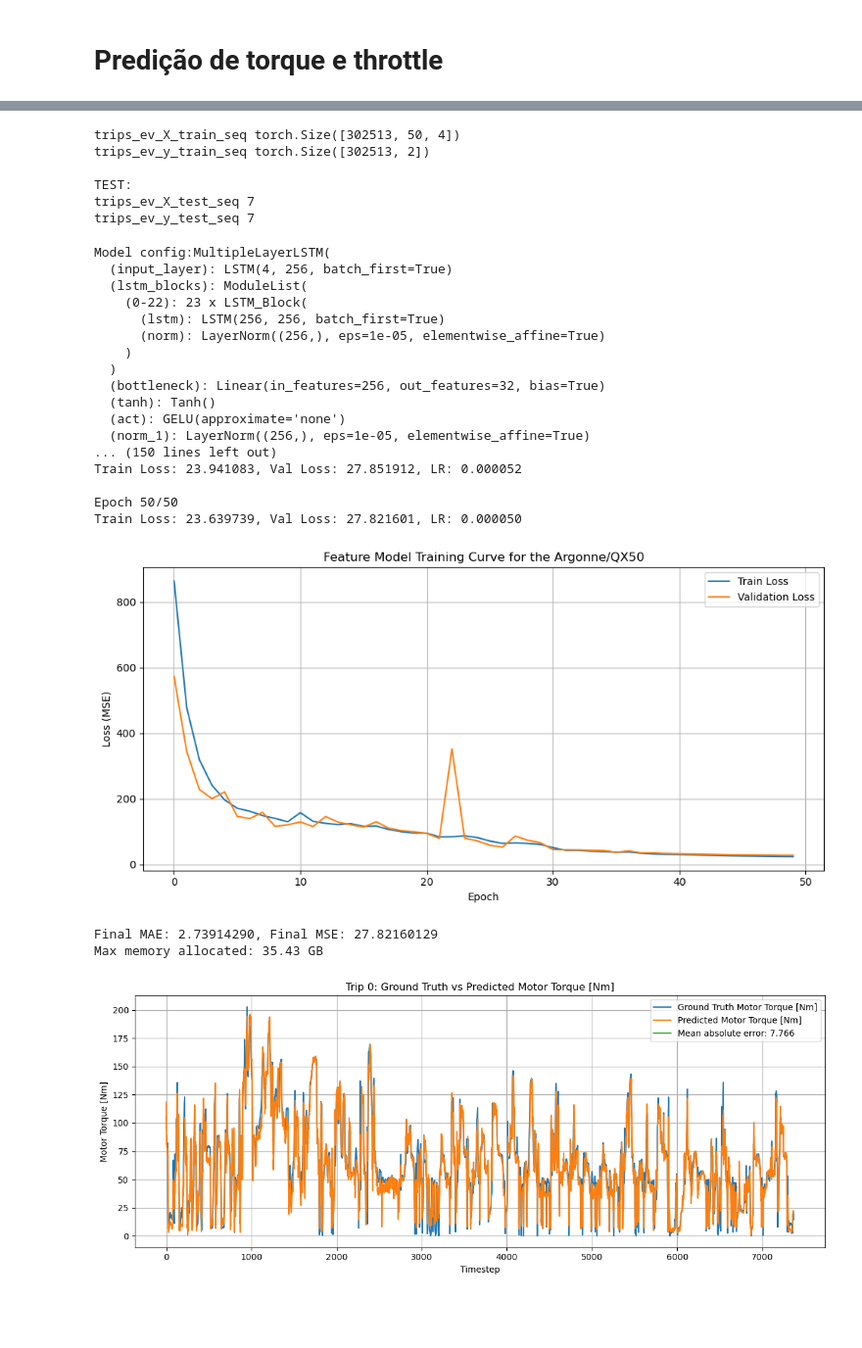
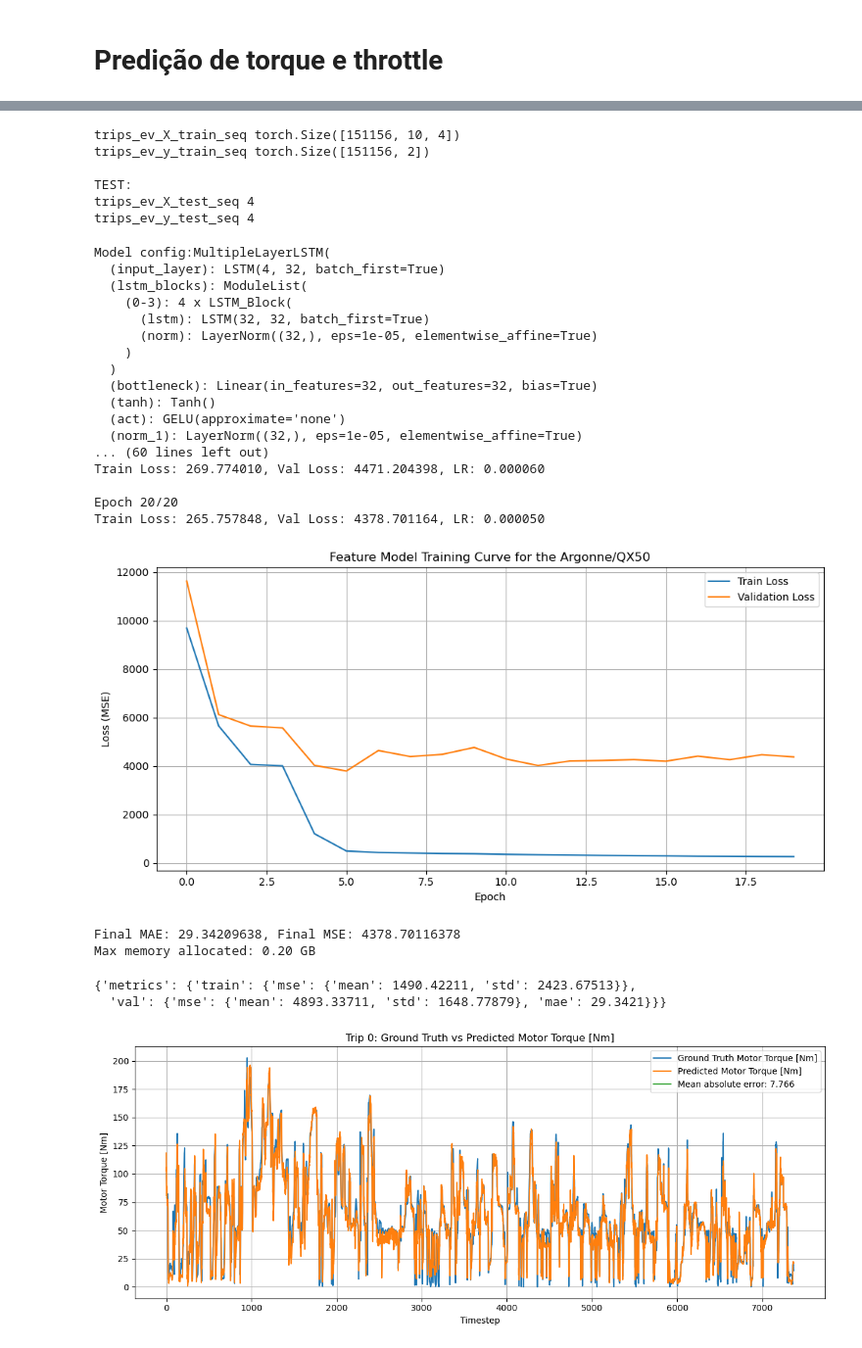
Before and after one commit to INXE-Lainf-Labs/CredibleCo2, a Jupyter notebook: src/LSTM_ICEV.ipynb, the cells around one changed output, grey strips where cells are left out. Shown at 98% size. Drawn from its saved outputs; the diff is of its cells as text; code cells hidden in the pictures; blank space fills up the shorter version.

```diff
--- a/src/LSTM_ICEV.ipynb
+++ b/src/LSTM_ICEV.ipynb
@@ -29,12 +31,12 @@ Number of GPUs: 1
 GPU name: NVIDIA A100-SXM4-40GB
 Current device index: 0
 # %%
-name = 'Dataset_Blazer.csv'
+#name = 'Dataset_Blazer.csv'
 #name = 'Dataset_Pacifica.csv'
-#name = 'Dataset_QX50_trip-clean.csv'
+name = 'Dataset_QX50_trip-clean.csv'
 
 
-trips_ice = pd.read_csv(f'../data/{name}', low_memory=False)
+trips_ice = pd.read_csv(f'data/{name}', low_memory=False)
 
 # Columns selected for CO2 prediction
 selected_columns = [
@@ -253,42 +262,52 @@ print("\nTEST:")
 print(f"trips_ev_X_test_seq {len(trips_ice_x_test)}")
 print(f"trips_ev_y_test_seq {len(trips_ice_y_test)}")
 # %% [output]
-trips_ev_X_train_seq torch.Size([302513, 50, 4])
-trips_ev_y_train_seq torch.Size([302513, 2])
+trips_ev_X_train_seq torch.Size([151156, 10, 4])
+trips_ev_y_train_seq torch.Size([151156, 2])
 
 TEST:
-trips_ev_X_test_seq 7
-trips_ev_y_test_seq 7
+trips_ev_X_test_seq 4
+trips_ev_y_test_seq 4
 # %%
-to_th_model = train_model(trips_ice_x_train_seq,
+to_th_model, train_losses, val_losses, mae_list = train_model(trips_ice_x_train_seq,
                           trips_ice_y_train_seq,
-                          num_blocks=23,
-                          hidden_dim=256,
+                          num_blocks=4,
+                          hidden_dim=32,
                           title='Feature Model Training Curve for the Argonne/QX50',
                           base_lr=1.0e-4, max_lr=1.0e-3, final_lr=5e-5,
-                          train_size=0.8, warmup_epochs=15, epochs=50,
-                          batch_size=2048)
+                          train_size=0.8, warmup_epochs=5, epochs=20,
+                          batch_size=128)
 # %% [output]
 Model config:MultipleLayerLSTM(
-  (input_layer): LSTM(4, 256, batch_first=True)
+  (input_layer): LSTM(4, 32, batch_first=True)
   (lstm_blocks): ModuleList(
-    (0-22): 23 x LSTM_Block(
-      (lstm): LSTM(256, 256, batch_first=True)
-      (norm): LayerNorm((256,), eps=1e-05, elementwise_affine=True)
+    (0-3): 4 x LSTM_Block(
+      (lstm): LSTM(32, 32, batch_first=True)
+      (norm): LayerNorm((32,), eps=1e-05, elementwise_affine=True)
     )
   )
-  (bottleneck): Linear(in_features=256, out_features=32, bias=True)
+  (bottleneck): Linear(in_features=32, out_features=32, bias=True)
   (tanh): Tanh()
   (act): GELU(approximate='none')
-  (norm_1): LayerNorm((256,), eps=1e-05, elementwise_affine=True)
-... (150 lines left out)
-Train Loss: 23.941083, Val Loss: 27.851912, LR: 0.000052
+  (norm_1): LayerNorm((32,), eps=1e-05, elementwise_affine=True)
+... (60 lines left out)
+Train Loss: 269.774010, Val Loss: 4471.204398, LR: 0.000060
 
-Epoch 50/50
-Train Loss: 23.639739, Val Loss: 27.821601, LR: 0.000050
+Epoch 20/20
+Train Loss: 265.757848, Val Loss: 4378.701164, LR: 0.000050
-[figure, old version]
+[figure, new version]
-Final MAE: 2.73914290, Final MSE: 27.82160129
-Max memory allocated: 35.43 GB
+Final MAE: 29.34209638, Final MSE: 4378.70116378
+Max memory allocated: 0.20 GB
+# %%
+feature_metrics = {"metrics": {
+    "train" : { "mse": { "mean": np.round(np.mean(train_losses), decimals=5).item(), "std" : np.round(np.std(train_losses), decimals=5).item() } },
+    "val" : { "mse": { "mean": np.round(np.mean(val_losses), decimals=5).item(), "std" : np.round(np.std(val_losses), decimals=5).item() }, "mae": np.round(mae_list[0], decimals=5).item() }
+    }
+}
+feature_metrics
+# %% [output]
+{'metrics': {'train': {'mse': {'mean': 1490.42211, 'std': 2423.67513}},
+  'val': {'mse': {'mean': 4893.33711, 'std': 1648.77879}, 'mae': 29.3421}}}
 # %%
 trip_num = 0
 
```
Also changed, not shown: parts of 10 cells of this notebook, 5 other files.
